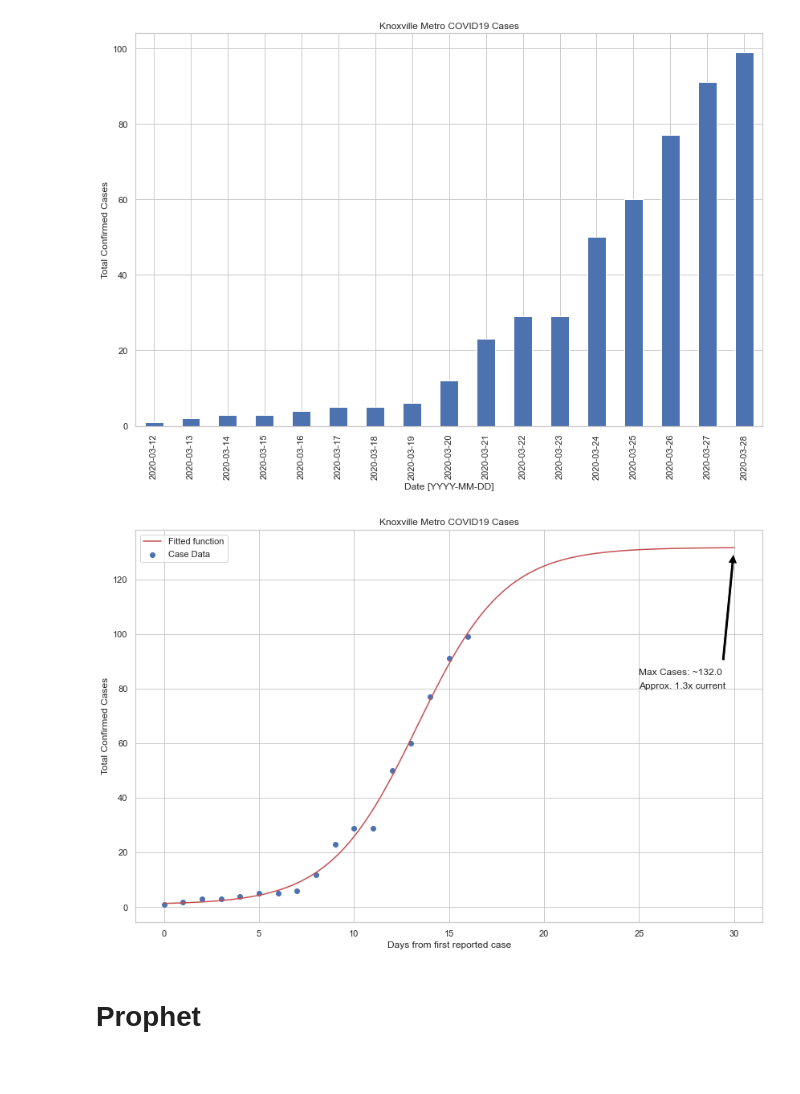
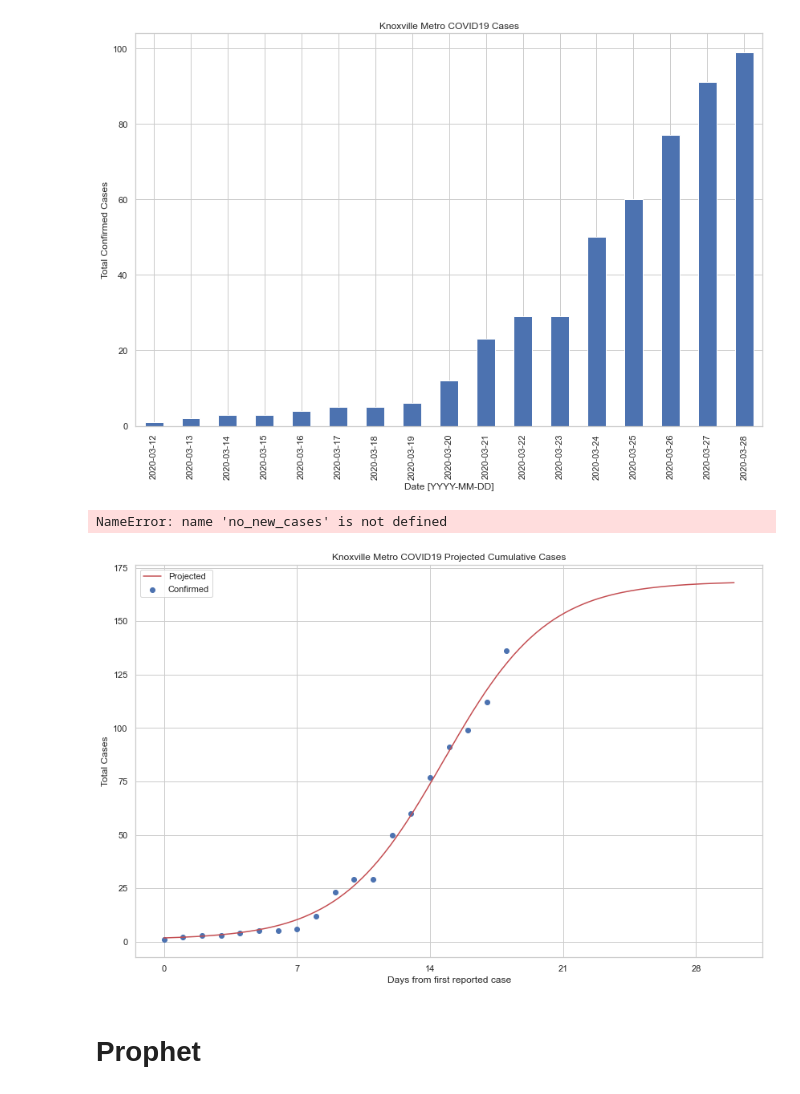
Before and after one commit to kcavagnolo/knx-covid, a Jupyter notebook: analysis/knx_metro_covid.ipynb, the cells around one changed output. Saved outputs shown, nothing was run; the diff lists cells and outputs as text; code cells hidden in the pictures.

```diff
--- a/analysis/knx_metro_covid.ipynb
+++ b/analysis/knx_metro_covid.ipynb
@@ -145,25 +159,30 @@ y_fit = logifunc(x_fit, *popt)
 # reverse the scaling
 y_fit = y_fit.reshape(-1, 1)
 y_fit = scaler.inverse_transform(y_fit).reshape(1, -1)[0]
+# %%
+knx_df = ny_times_df[ny_times_df['fips'].isin(knx_metro_fips)]
+case_series = knx_df.groupby(knx_df.date.dt.date)['cases'].sum()
+x = [n for n, _ in enumerate(case_series.index)]
+y = case_series.values
 # %%
-# plot projected cases
 fig, ax = plt.subplots(figsize=(14, 9))
-plt.scatter(x, y, label='Case Data')
-plt.plot(x_fit, y_fit, 'r-', label='Fitted function')
+plt.scatter(x, y, label='Confirmed')
+plt.plot(x_fit, y_fit, 'r-', label='Projected')
+plt.xticks(np.arange(min(x_fit), max(x_fit) + 1, 7.0))
 plt.legend()
 plt.xlabel('Days from first reported case')
-plt.ylabel('Total Confirmed Cases')
-plt.title('Knoxville Metro COVID19 Cases')
-ax.annotate('Max Cases: ~{}'.format(round(max(y_fit))),
-            xy=(x_fit[-1], y_fit[-1]),
-            xycoords='data',
-            xytext=(25, 85),
+plt.ylabel('Total Cases')
+plt.title(
+    'Knoxville Metro COVID19 Projected Cumulative Cases')
+ax.annotate('Max Cases: {:.0f}\nApprox. {:.1f}x current\nRollover Date: {}'.format(max(y_fit), 0.0, '---'),
+            xytext=(0.75, 0.75), textcoords='figure fraction',
+            horizontalalignment='right', verticalalignment='top',
+            xy=(x_fit[no_new_cases], y_fit[no_new_cases]), xycoords='data',
             arrowprops=dict(facecolor='black', shrink=0.05))
-ratio = max(y_fit) / max(y)
-ax.text(25, 80, "Approx. {}x current".format(round(ratio, 1)))
-plt.savefig('metro-all-fit.png')
+plt.tight_layout()
 # %% [output]
+NameError: name 'no_new_cases' is not defined
-[figure, old version]
+[figure, new version]
 # %% [markdown]
 # Prophet
 # %%
```
Also changed, not shown: parts of 2 cells of this notebook, 7 other files.
